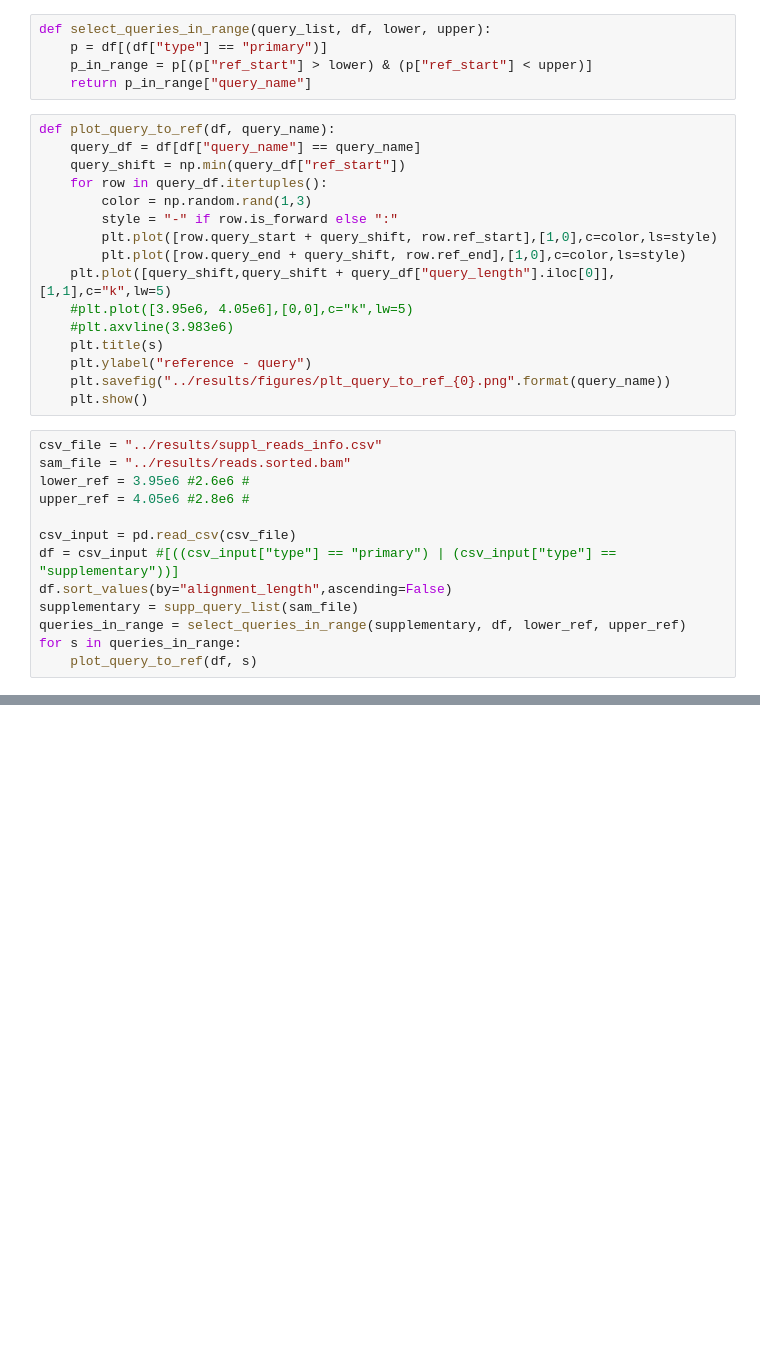
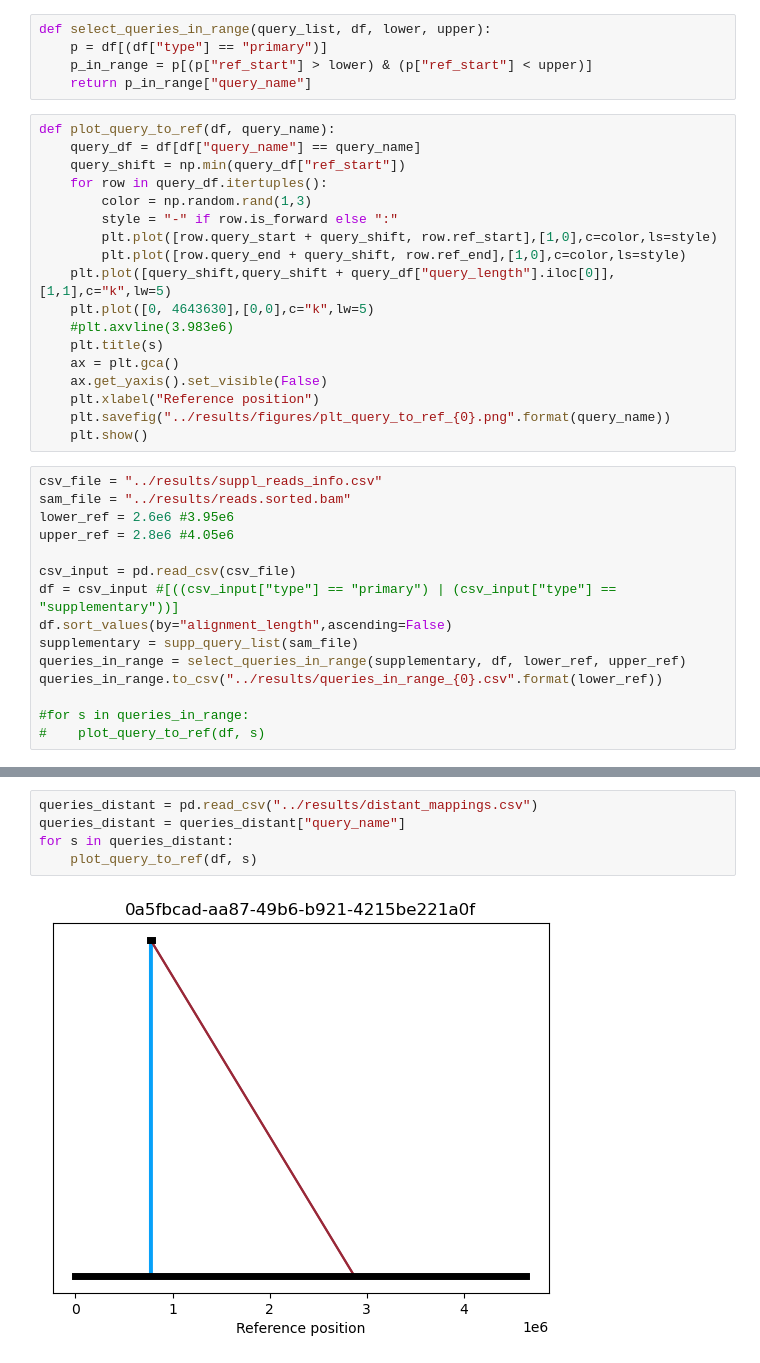
Before and after one commit to mmolari/sp_supplementary_reads, a Jupyter notebook: drafts/Plot_Query_to_Ref.ipynb, the cells around one changed output, grey strips where cells are left out. Drawn from its saved outputs; the diff is of its cells as text; blank space fills up the shorter version.

```diff
--- a/drafts/Plot_Query_to_Ref.ipynb
+++ b/drafts/Plot_Query_to_Ref.ipynb
@@ -28,22 +28,26 @@ def plot_query_to_ref(df, query_name):
         plt.plot([row.query_start + query_shift, row.ref_start],[1,0],c=color,ls=style)
         plt.plot([row.query_end + query_shift, row.ref_end],[1,0],c=color,ls=style)
     plt.plot([query_shift,query_shift + query_df["query_length"].iloc[0]],[1,1],c="k",lw=5)
-    #plt.plot([3.95e6, 4.05e6],[0,0],c="k",lw=5)
+    plt.plot([0, 4643630],[0,0],c="k",lw=5)
     #plt.axvline(3.983e6)
     plt.title(s)
-    plt.ylabel("reference - query")
+    ax = plt.gca()
+    ax.get_yaxis().set_visible(False)
+    plt.xlabel("Reference position")
     plt.savefig("../results/figures/plt_query_to_ref_{0}.png".format(query_name))
     plt.show()
 # %%
 csv_file = "../results/suppl_reads_info.csv"
 sam_file = "../results/reads.sorted.bam"
-lower_ref = 3.95e6 #2.6e6 #
-upper_ref = 4.05e6 #2.8e6 #
+lower_ref = 2.6e6 #3.95e6
+upper_ref = 2.8e6 #4.05e6
 
 csv_input = pd.read_csv(csv_file)
 df = csv_input #[((csv_input["type"] == "primary") | (csv_input["type"] == "supplementary"))]
 df.sort_values(by="alignment_length",ascending=False)
 supplementary = supp_query_list(sam_file)
 queries_in_range = select_queries_in_range(supplementary, df, lower_ref, upper_ref)
-for s in queries_in_range:
-    plot_query_to_ref(df, s)
+queries_in_range.to_csv("../results/queries_in_range_{0}.csv".format(lower_ref))
+
+#for s in queries_in_range:
+#    plot_query_to_ref(df, s)
@@ -63,0 +54,7 @@ for s in queries_in_range:
+# %%
+queries_distant = pd.read_csv("../results/distant_mappings.csv")
+queries_distant = queries_distant["query_name"]
+for s in queries_distant:
+    plot_query_to_ref(df, s)
+# %% [output]
+[figure, added]
```
Also changed, not shown: parts of 2 cells of this notebook, 2 other files.
